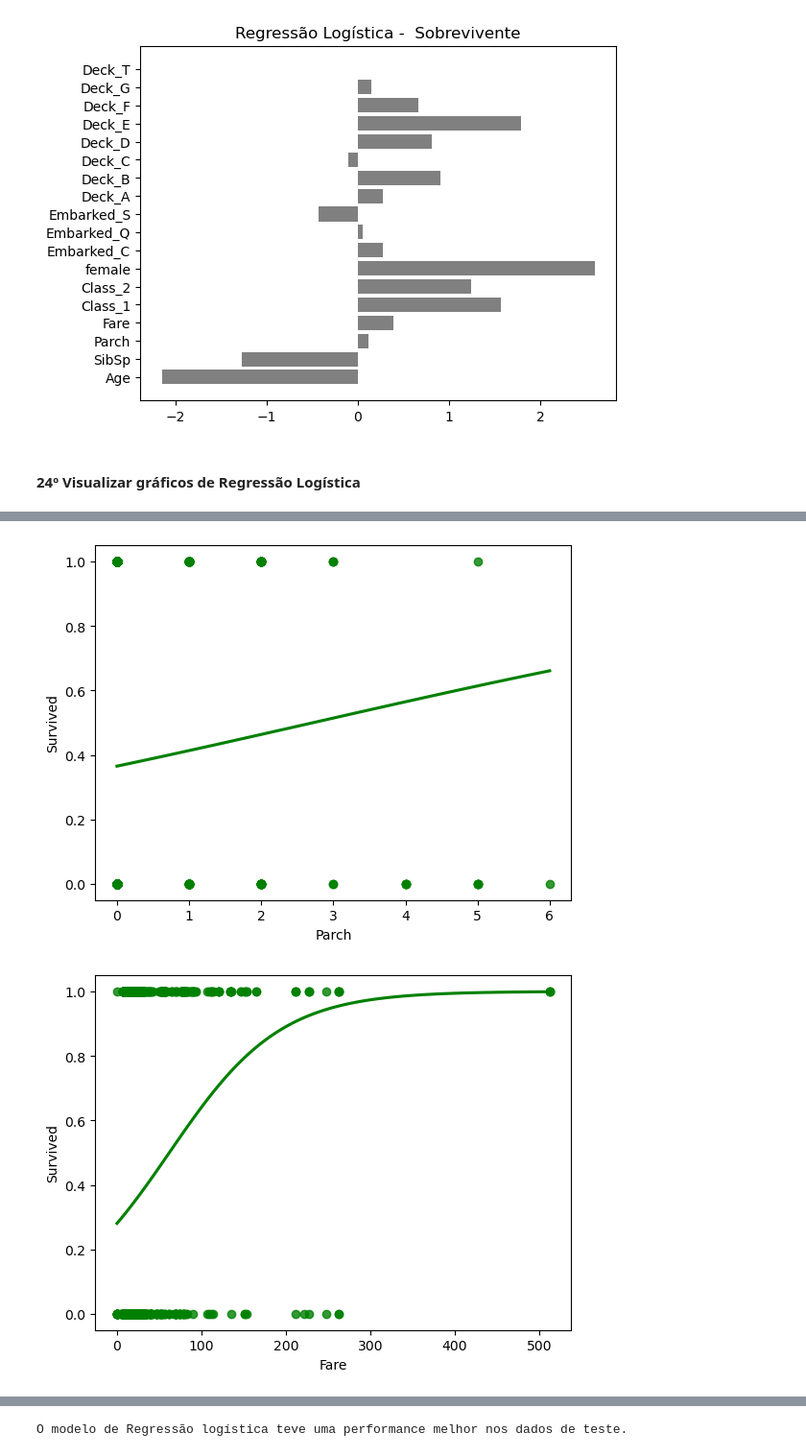
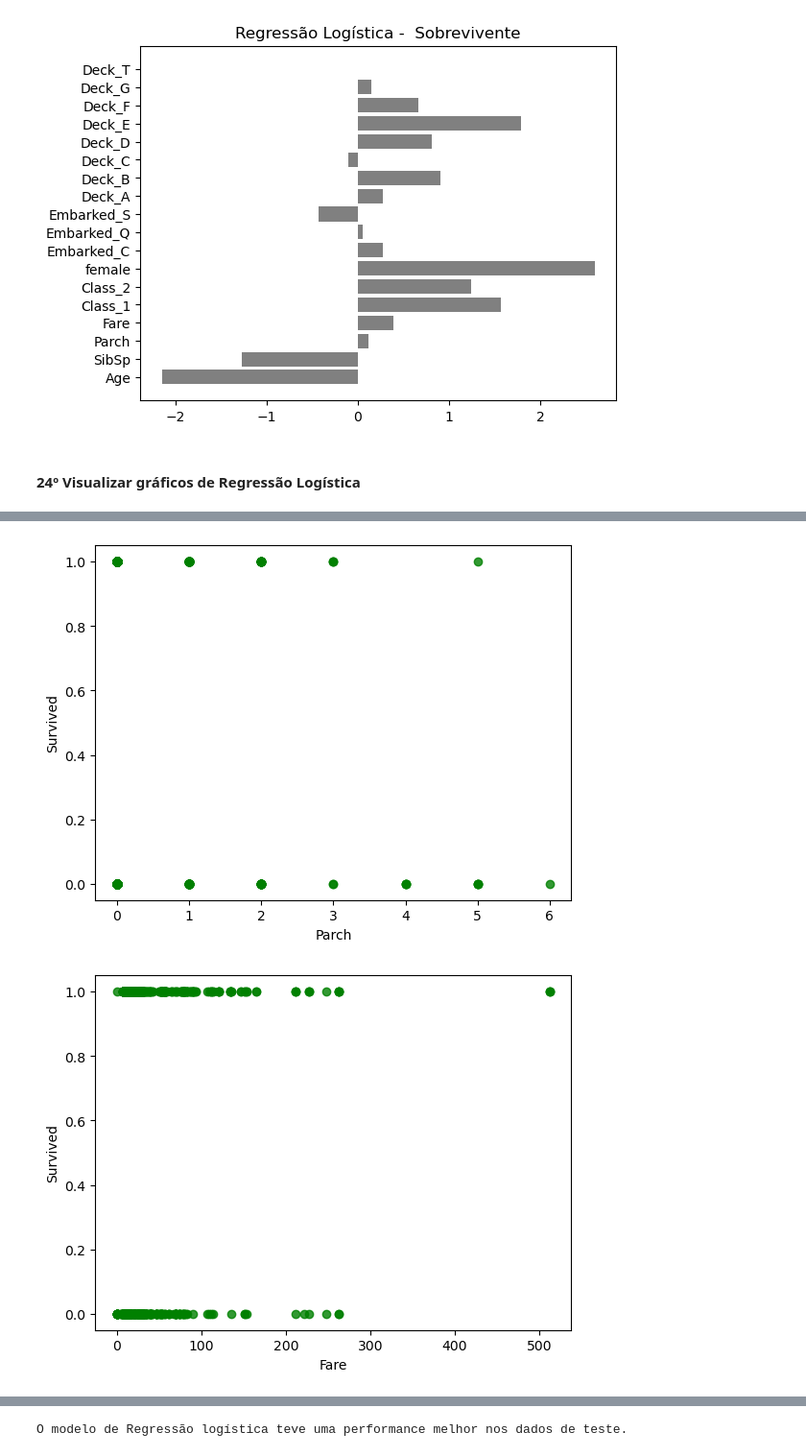
Before and after one commit to samarasaadi/titanic, a Jupyter notebook: Titanic.ipynb, the cells around one changed output, grey strips where cells are left out. Shown at 96% size. Cells and saved outputs as stored; diff of their text form; code cells hidden in the pictures.

```diff
--- a/Titanic.ipynb
+++ b/Titanic.ipynb
@@ -469,10 +469,10 @@ plt.title(f'Regressão Logística -  Sobrevivente')
 plt.show()
 # %% [output]
 [figure]
-# %% [markdown]
-#### 24º Visualizar gráficos de Regressão Logística
+# %% [markdown]
+#### 24º Visualizar gráficos de Regressão Logística
 # %%
 for i in df3.columns:
-    sns.regplot(x=df[i], y=df['Survived'], data = df, logistic = True, ci = None, color = 'green')
+    sns.regplot(x=df[i], y=df['Survived'], data = df, fit_reg = False, color = 'green')
     plt.show()
 # %% [output]
@@ -481,2 +481,2 @@ for i in df3.columns:
-[figure, old version]
+[figure, new version]
-[figure, old version]
+[figure, new version]
```
Also changed, not shown: parts of 19 cells of this notebook.
